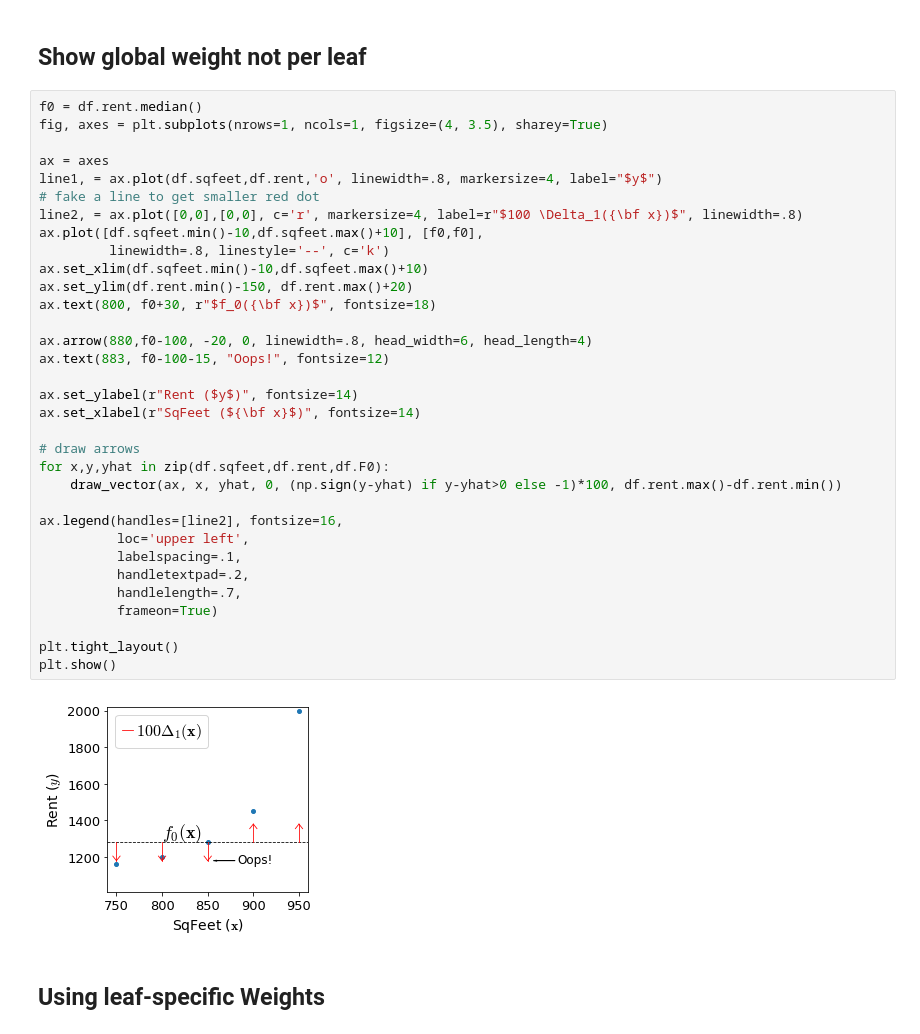
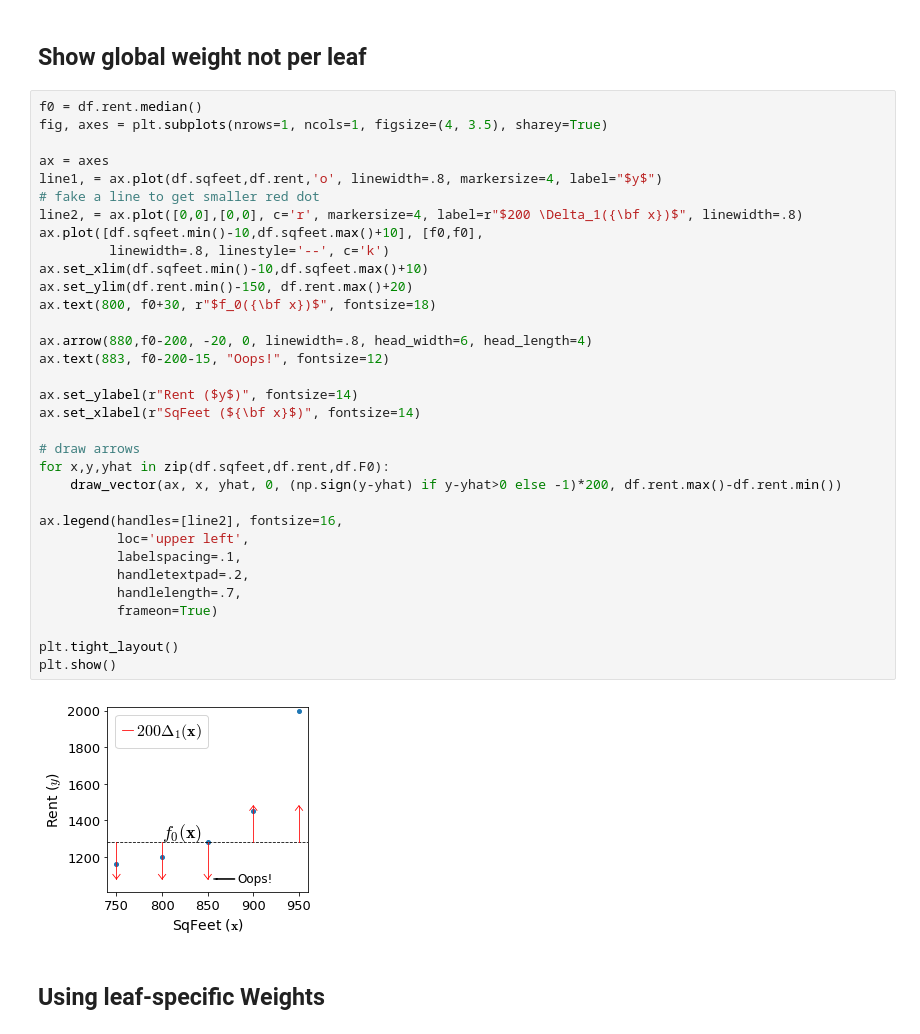
Before and after one commit to parrt/ml-articles, a Jupyter notebook: gradient-boosting/notebooks/dev-mae.ipynb, the cells around one changed output. Cells and saved outputs as stored; diff of their text form.

```diff
--- a/gradient-boosting/notebooks/dev-mae.ipynb
+++ b/gradient-boosting/notebooks/dev-mae.ipynb
@@ -106,38 +106,38 @@ plt.show()
 # %%
 f0 = df.rent.median()
 fig, axes = plt.subplots(nrows=1, ncols=1, figsize=(4, 3.5), sharey=True)
 
 ax = axes
 line1, = ax.plot(df.sqfeet,df.rent,'o', linewidth=.8, markersize=4, label="$y$")
 # fake a line to get smaller red dot
-line2, = ax.plot([0,0],[0,0], c='r', markersize=4, label=r"$100 \Delta_1({\bf x})$", linewidth=.8)
+line2, = ax.plot([0,0],[0,0], c='r', markersize=4, label=r"$200 \Delta_1({\bf x})$", linewidth=.8)
 ax.plot([df.sqfeet.min()-10,df.sqfeet.max()+10], [f0,f0],
          linewidth=.8, linestyle='--', c='k')
 ax.set_xlim(df.sqfeet.min()-10,df.sqfeet.max()+10)
 ax.set_ylim(df.rent.min()-150, df.rent.max()+20)
 ax.text(800, f0+30, r"$f_0({\bf x})$", fontsize=18)
 
-ax.arrow(880,f0-100, -20, 0, linewidth=.8, head_width=6, head_length=4)
-ax.text(883, f0-100-15, "Oops!", fontsize=12)
+ax.arrow(880,f0-200, -20, 0, linewidth=.8, head_width=6, head_length=4)
+ax.text(883, f0-200-15, "Oops!", fontsize=12)
 
 ax.set_ylabel(r"Rent ($y$)", fontsize=14)
 ax.set_xlabel(r"SqFeet (${\bf x}$)", fontsize=14)
 
 # draw arrows
 for x,y,yhat in zip(df.sqfeet,df.rent,df.F0):
-    draw_vector(ax, x, yhat, 0, (np.sign(y-yhat) if y-yhat>0 else -1)*100, df.rent.max()-df.rent.min())
+    draw_vector(ax, x, yhat, 0, (np.sign(y-yhat) if y-yhat>0 else -1)*200, df.rent.max()-df.rent.min())
 
 ax.legend(handles=[line2], fontsize=16,
           loc='upper left',
           labelspacing=.1,
           handletextpad=.2,
           handlelength=.7,
           frameon=True)
 
 plt.tight_layout()
 plt.show()
 # %% [output]
-[figure, old version]
+[figure, new version]
 # %% [markdown]
 ## Using leaf-specific Weights
 # %%
```
Also changed, not shown: 8 other files.
